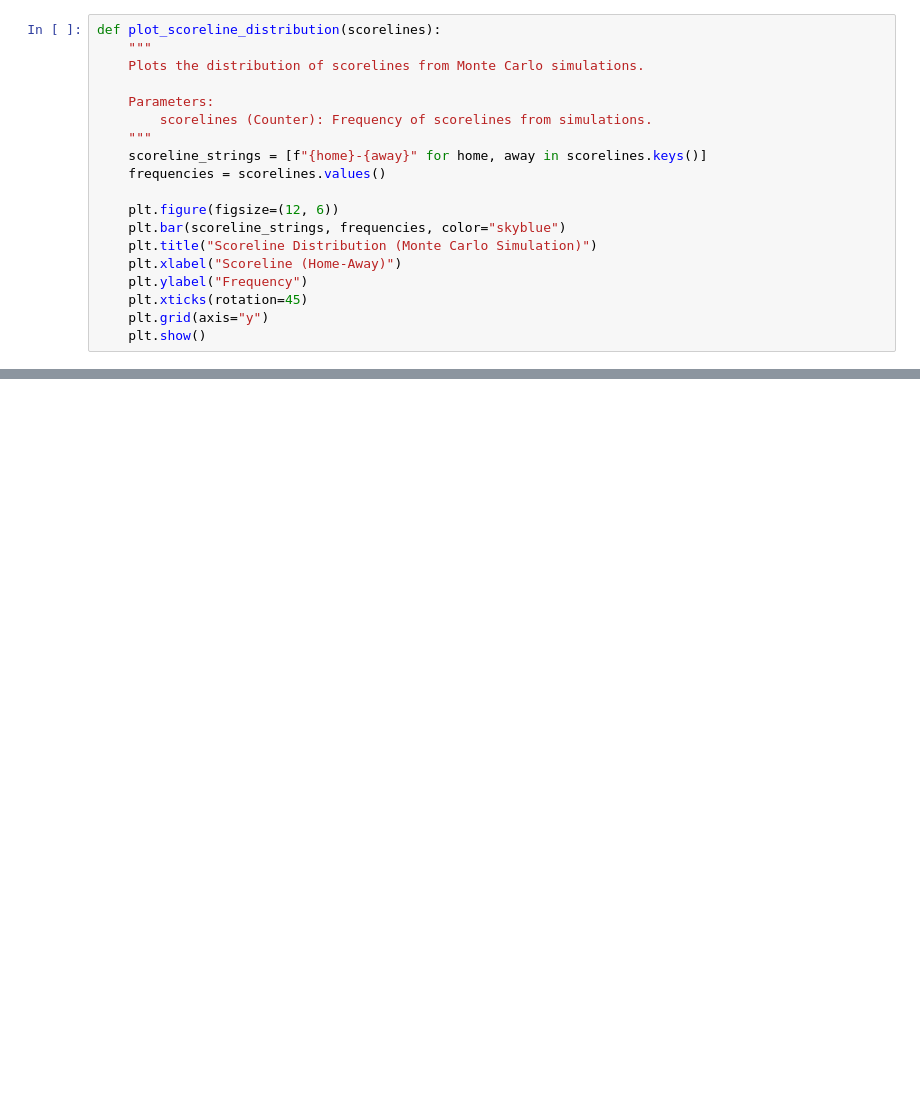
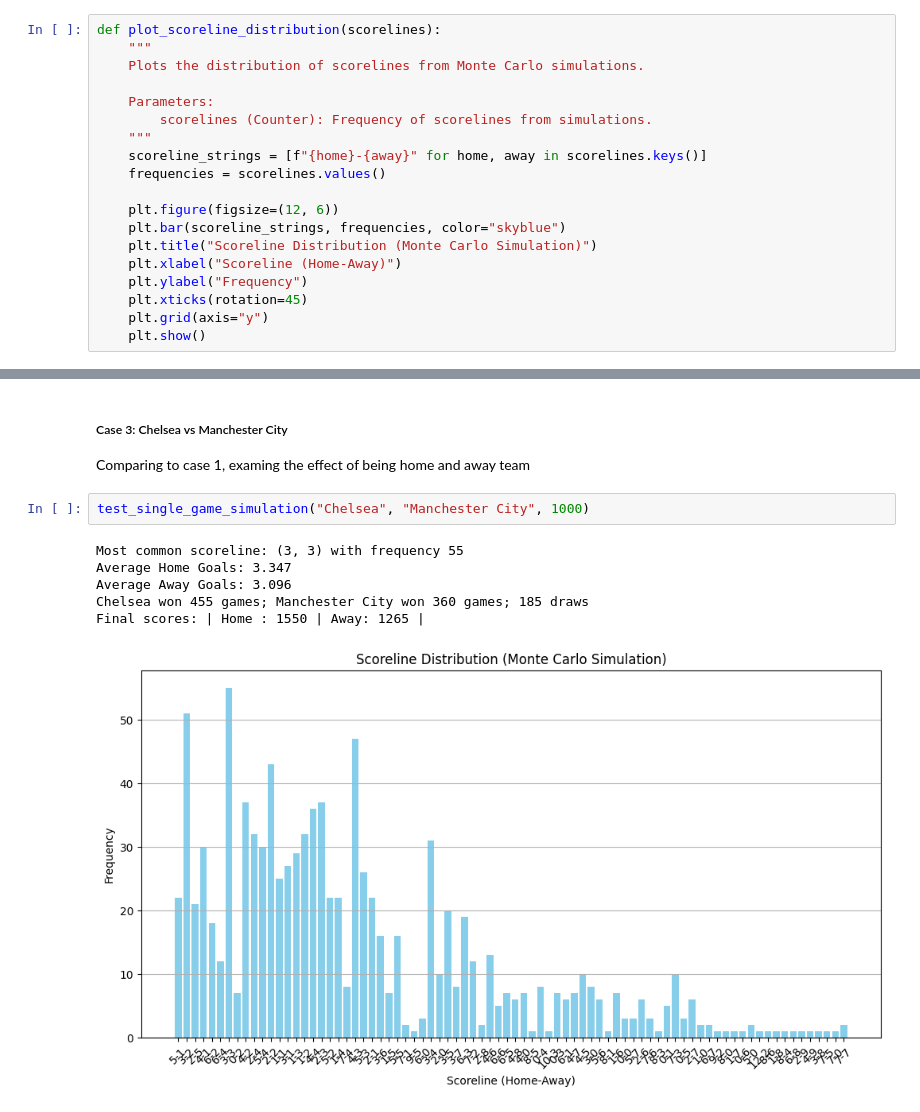
Before and after one commit to ZichengLiang/JLLA_Probablity, a Jupyter notebook: JLLA.ipynb, the cells around one changed output, grey strips where cells are left out. Saved outputs shown, nothing was run; the diff lists cells and outputs as text; blank space fills up the shorter version.

```diff
--- a/JLLA.ipynb
+++ b/JLLA.ipynb
@@ -583,0 +609,12 @@ Average Away Goals: 2.18
+# %% [markdown]
+##### Case 3: Chelsea vs Manchester City
+Comparing to case 1, examing the effect of being home and away team
+# %%
+test_single_game_simulation("Chelsea", "Manchester City", 1000)
+# %% [output]
+Most common scoreline: (3, 3) with frequency 55
+Average Home Goals: 3.347
+Average Away Goals: 3.096
+Chelsea won 455 games; Manchester City won 360 games; 185 draws
+Final scores: | Home : 1550 | Away: 1265 |
+[figure, added]
```
Also changed, not shown: parts of 15 cells of this notebook.
